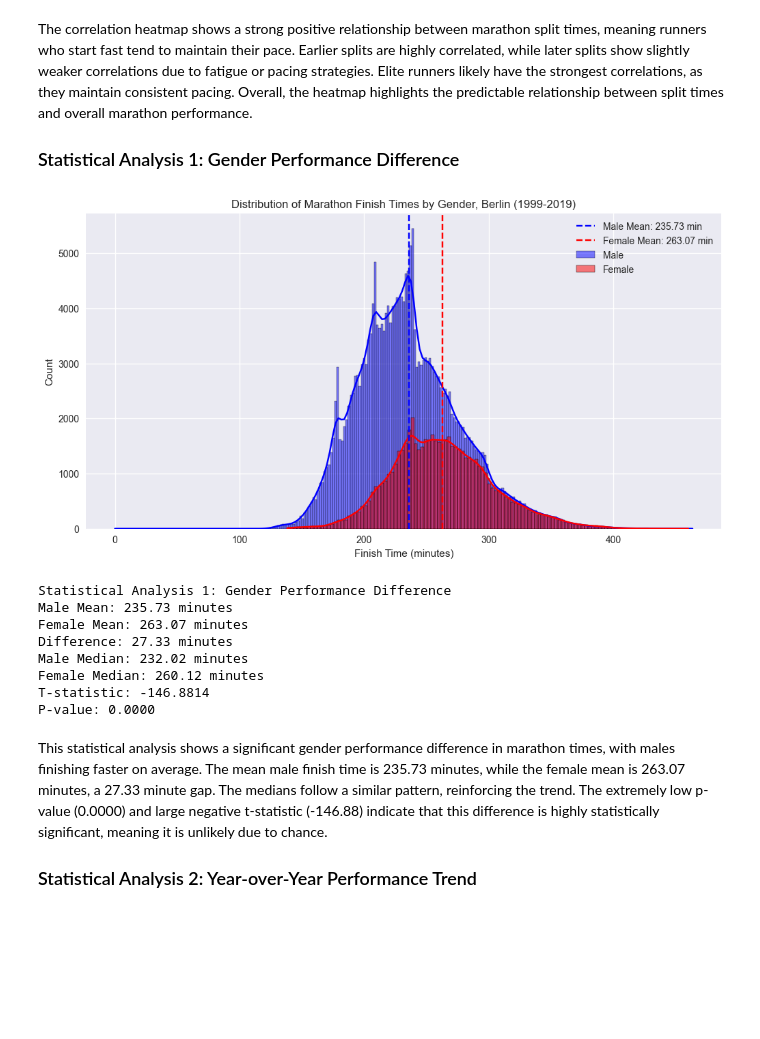
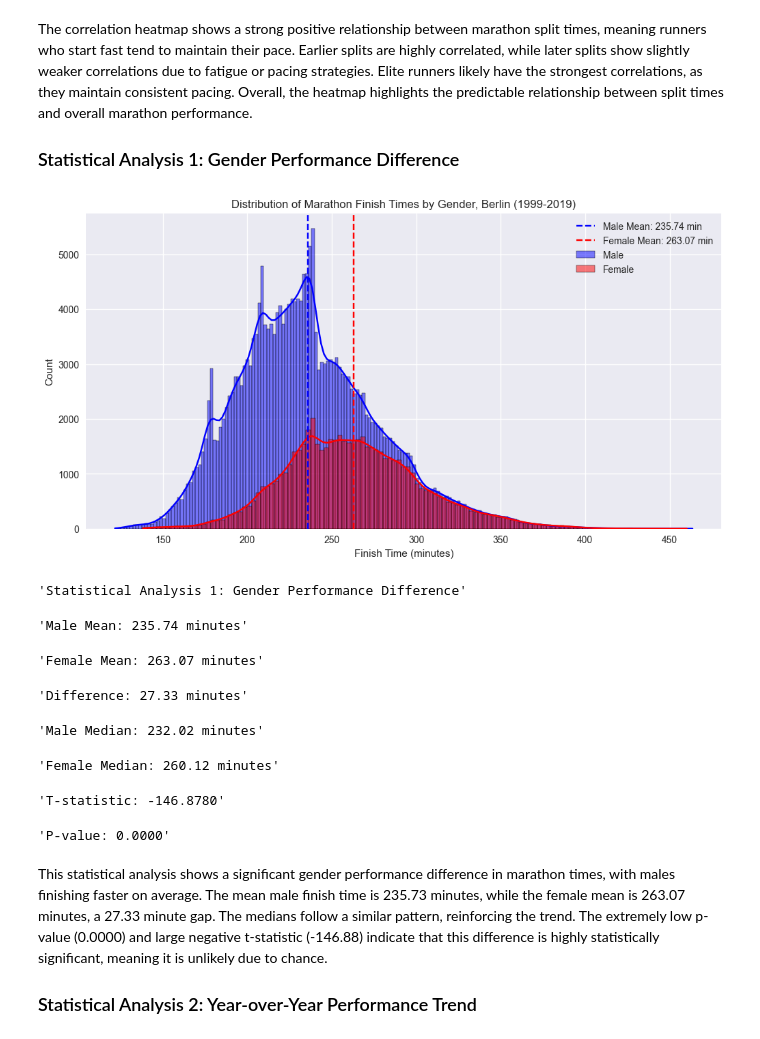
Before and after one commit to dxrk/dxrk.github.io, a Jupyter notebook: final-submission.ipynb, the cells around one changed output. Drawn from its saved outputs; the diff is of its cells as text; code cells hidden in the pictures; blank space fills up the shorter version.

```diff
--- a/final-submission.ipynb
+++ b/final-submission.ipynb
@@ -118,6 +136,9 @@ for col in time_columns:
         dt.dt.minute +
         dt.dt.second / 60
     )
+
+# Remove any rows where the time is under 100 minutes
+results = results[results['time_full_minutes'] >= 100]
 # %% [markdown]
 ## 3. Exploratory Data Analysis
 
@@ -205,47 +255,47 @@ The correlation heatmap shows a strong positive relationship between marathon sp
 # %%
 # Compare finish times between genders
 male_times = results[results['gender'] == 'M']['time_full_minutes']
 female_times = results[results['gender'] == 'W']['time_full_minutes']
 
 # Calculate basic statistics
 male_mean = male_times.mean()
 female_mean = female_times.mean()
 male_median = male_times.median()
 female_median = female_times.median()
 
 # Perform t-test to check if the difference is statistically significant
 t_stat, pvalue = stats.ttest_ind(male_times, female_times, equal_var=False)
 
 # Visualize the distributions with a histogram
 plt.figure(figsize=(12, 6))
 sns.histplot(male_times, color='blue', alpha=0.5, label='Male', kde=True)
 sns.histplot(female_times, color='red', alpha=0.5, label='Female', kde=True)
 plt.axvline(male_mean, color='blue', linestyle='--', label=f'Male Mean: {male_mean:.2f} min')
 plt.axvline(female_mean, color='red', linestyle='--', label=f'Female Mean: {female_mean:.2f} min')
 plt.title('Distribution of Marathon Finish Times by Gender, Berlin (1999-2019)')
 plt.xlabel('Finish Time (minutes)')
 plt.ylabel('Count')
 plt.legend()
 plt.show()
 
-print("\nStatistical Analysis 1: Gender Performance Difference")
-print(f"Male Mean: {male_mean:.2f} minutes")
-print(f"Female Mean: {female_mean:.2f} minutes")
-print(f"Difference: {abs(male_mean - female_mean):.2f} minutes")
-print(f"Male Median: {male_median:.2f} minutes")
-print(f"Female Median: {female_median:.2f} minutes")
-print(f"T-statistic: {t_stat:.4f}")
-print(f"P-value: {pvalue:.4f}")
+display("Statistical Analysis 1: Gender Performance Difference")
+display(f"Male Mean: {male_mean:.2f} minutes")
+display(f"Female Mean: {female_mean:.2f} minutes")
+display(f"Difference: {abs(male_mean - female_mean):.2f} minutes")
+display(f"Male Median: {male_median:.2f} minutes")
+display(f"Female Median: {female_median:.2f} minutes")
+display(f"T-statistic: {t_stat:.4f}")
+display(f"P-value: {pvalue:.4f}")
 # %% [output]
-[figure, old version]
+[figure, new version]
-Statistical Analysis 1: Gender Performance Difference
-Male Mean: 235.73 minutes
-Female Mean: 263.07 minutes
-Difference: 27.33 minutes
-Male Median: 232.02 minutes
-Female Median: 260.12 minutes
-T-statistic: -146.8814
-P-value: 0.0000
+'Statistical Analysis 1: Gender Performance Difference'
+'Male Mean: 235.74 minutes'
+'Female Mean: 263.07 minutes'
+'Difference: 27.33 minutes'
+'Male Median: 232.02 minutes'
+'Female Median: 260.12 minutes'
+'T-statistic: -146.8780'
+'P-value: 0.0000'
 # %% [markdown]
 This statistical analysis shows a significant gender performance difference in marathon times, with males finishing faster on average. The mean male finish time is 235.73 minutes, while the female mean is 263.07 minutes, a 27.33 minute gap. The medians follow a similar pattern, reinforcing the trend. The extremely low p-value (0.0000) and large negative t-statistic (-146.88) indicate that this difference is highly statistically significant, meaning it is unlikely due to chance.
 
```
Also changed, not shown: parts of 52 cells of this notebook.
